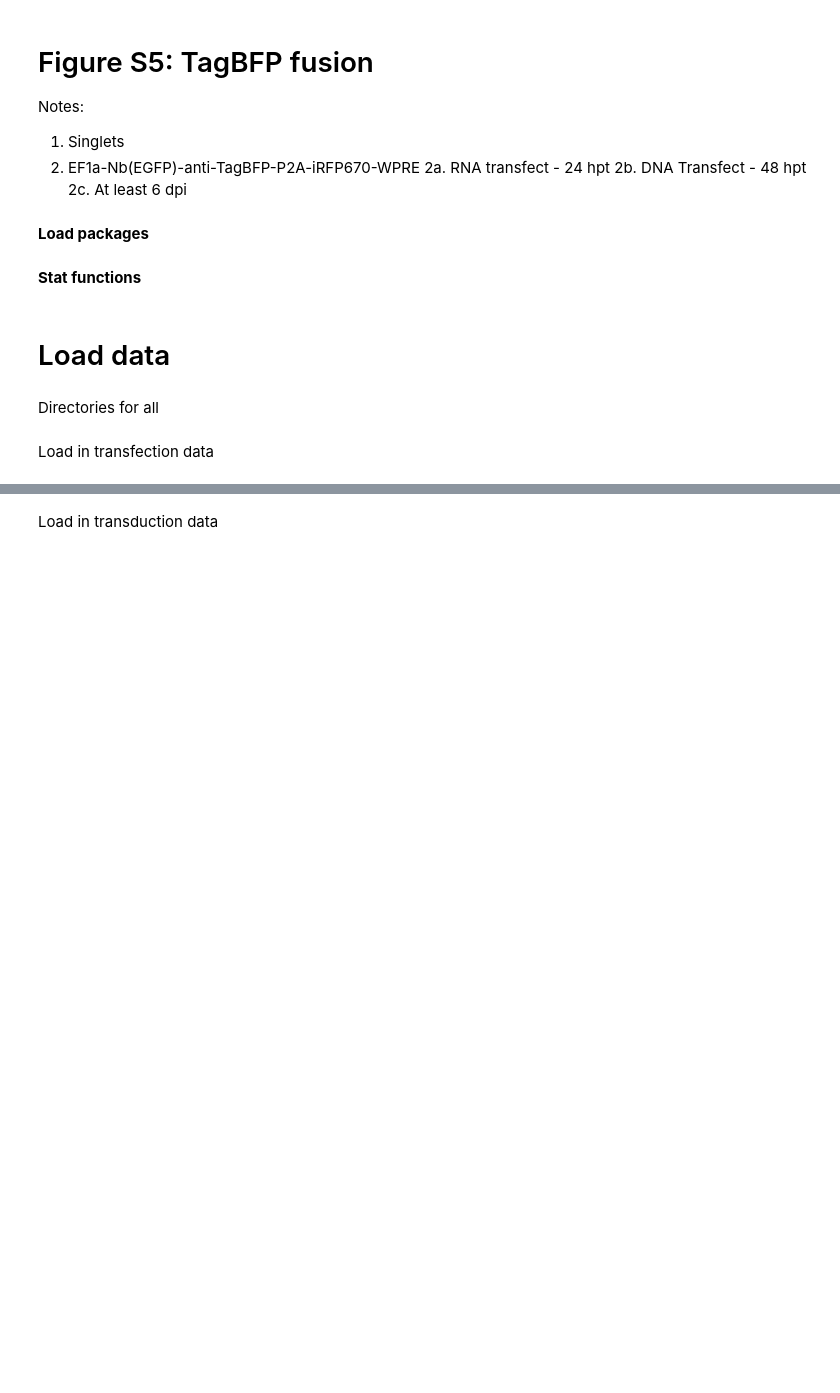
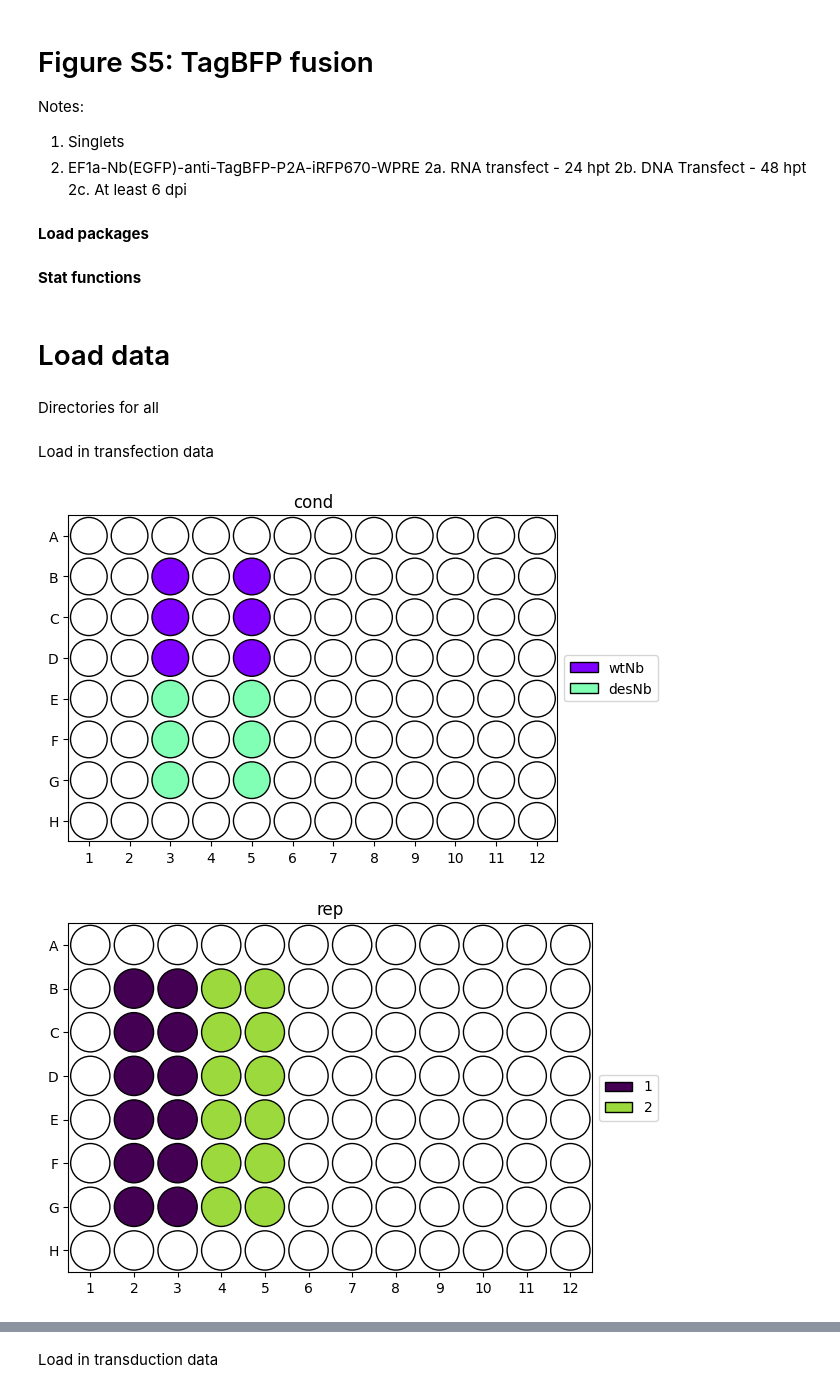
Before and after one commit to GallowayLabMIT/dasit_manuscript, a Jupyter notebook: Figure_S5/Figure_S5_blue.ipynb, the cells around one changed output, grey strips where cells are left out. Cells and saved outputs as stored; diff of their text form; code cells hidden in the pictures; blank space fills up the shorter version.

```diff
--- a/Figure_S5/Figure_S5_blue.ipynb
+++ b/Figure_S5/Figure_S5_blue.ipynb
@@ -72,24 +73,27 @@ Load in transfection data
 # %%
 # Transfection data
 comp_path = datadir / '2025.12.11_DASIT-transfect-infect-comp' # Data path
 
 comp_path_1 = comp_path / '2025.12.11_DASIT-transfect_1-2'
 
 # Data path
-comp_cache_path_1 = rd.rootdir/'output'/'Figure_S3_blue'/'data1.gzip'
+comp_cache_path_1 = rd.rootdir/'output'/'Figure_S5'/'data1.gzip'
 
 if comp_cache_path_1.exists():
     df_transfect_1 = pd.read_parquet(comp_cache_path_1)
 
 else:
 
     rd.plot.plot_well_metadata(comp_path_1/'2025.12.11_DASIT-transfect_1-2.yaml')
     df_transfect_1 = rd.flow.load_csv_with_metadata(comp_path_1/'export_singlets', comp_path_1/'2025.12.11_DASIT-transfect_1-2.yaml')
 
 
     # Shorten df
     channel_list = ['experiment', 'modality', 'cond', 'rep', 'well', 'eGFP-A', 'eGFP-H', 'iRFP670-A','iRFP670-H', 'TagBFP-A', 'TagBFP-H', 'TagBFP-H.1', 'eGFP-H.1',]
     df_transfect_1 = df_transfect_1.loc[:, channel_list]
 
     # Save shortened df
     df_transfect_1.to_parquet(rd.outfile(comp_cache_path_1))
+# %% [output]
+[figure, added]
+[figure, added]
```
Also changed, not shown: parts of 17 cells of this notebook, 19 other files.
